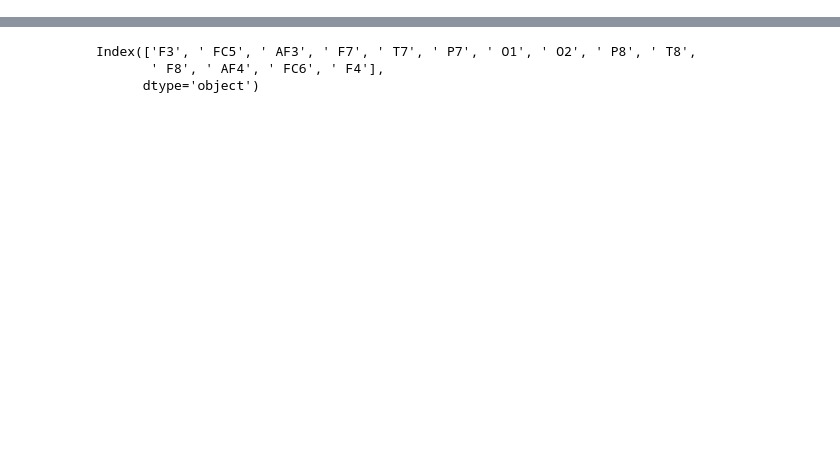
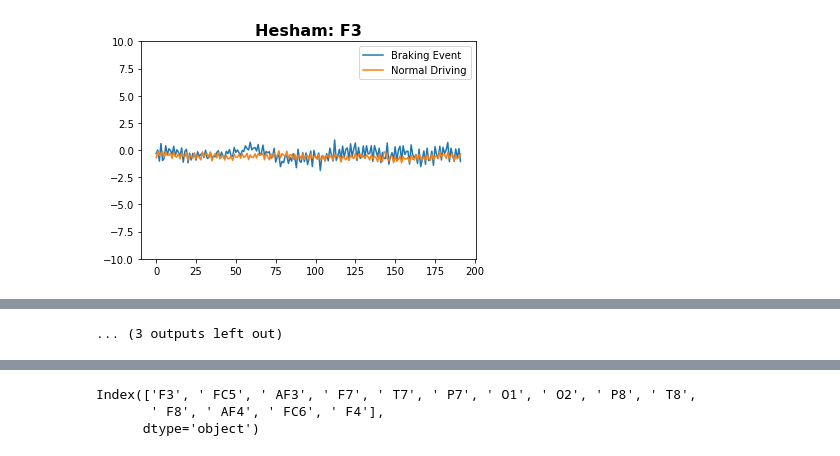
Before and after one commit to hesham-akmal/Brain-ADAS, a Jupyter notebook: EEG Work/Our Dataset Processing.ipynb, the cells around one changed output, grey strips where cells are left out. Saved outputs shown, nothing was run; the diff lists cells and outputs as text; code cells hidden in the pictures; blank space fills up the shorter version.

```diff
--- a/EEG Work/Our Dataset Processing.ipynb
+++ b/EEG Work/Our Dataset Processing.ipynb
@@ -111,0 +218,4 @@ newCols = make_columns()
+# %%
+upload_and_draw("Hesham")
+# %% [output]
+[figure, added]
@@ -111,0 +233 @@ newCols = make_columns()
+... (3 outputs left out)
```
Also changed, not shown: parts of 71 cells of this notebook.
